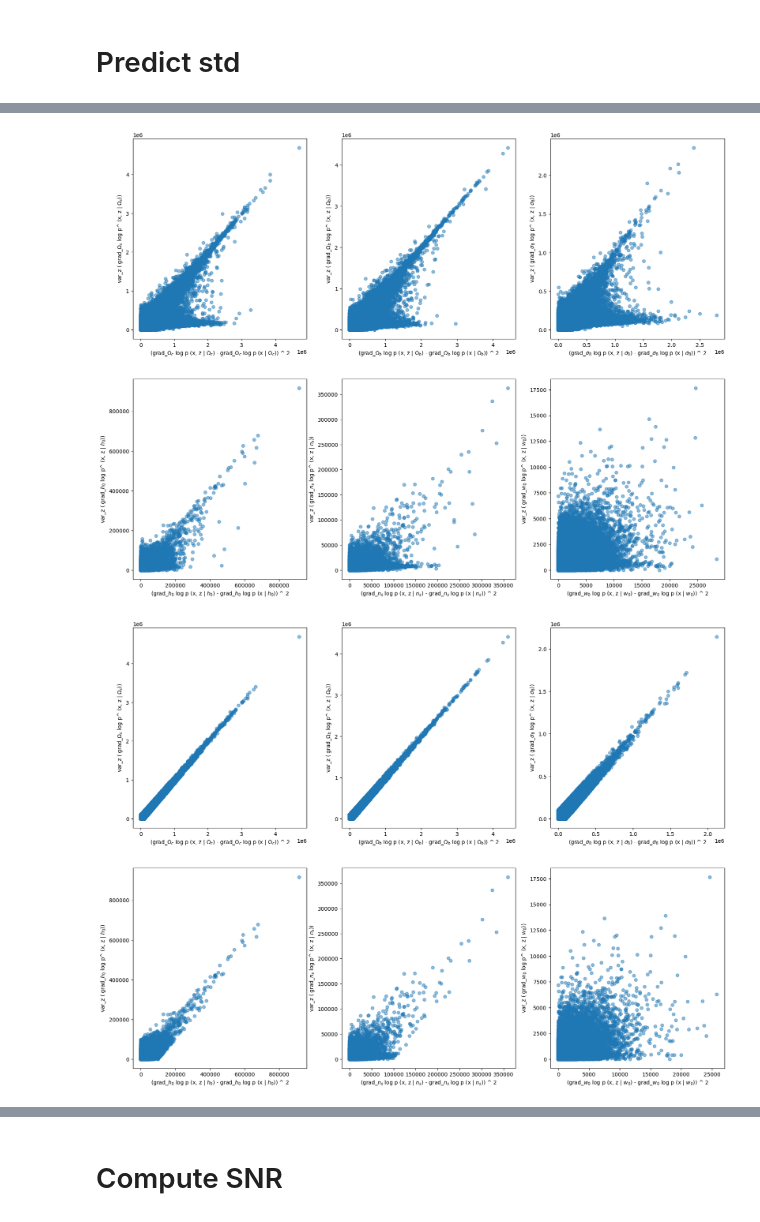
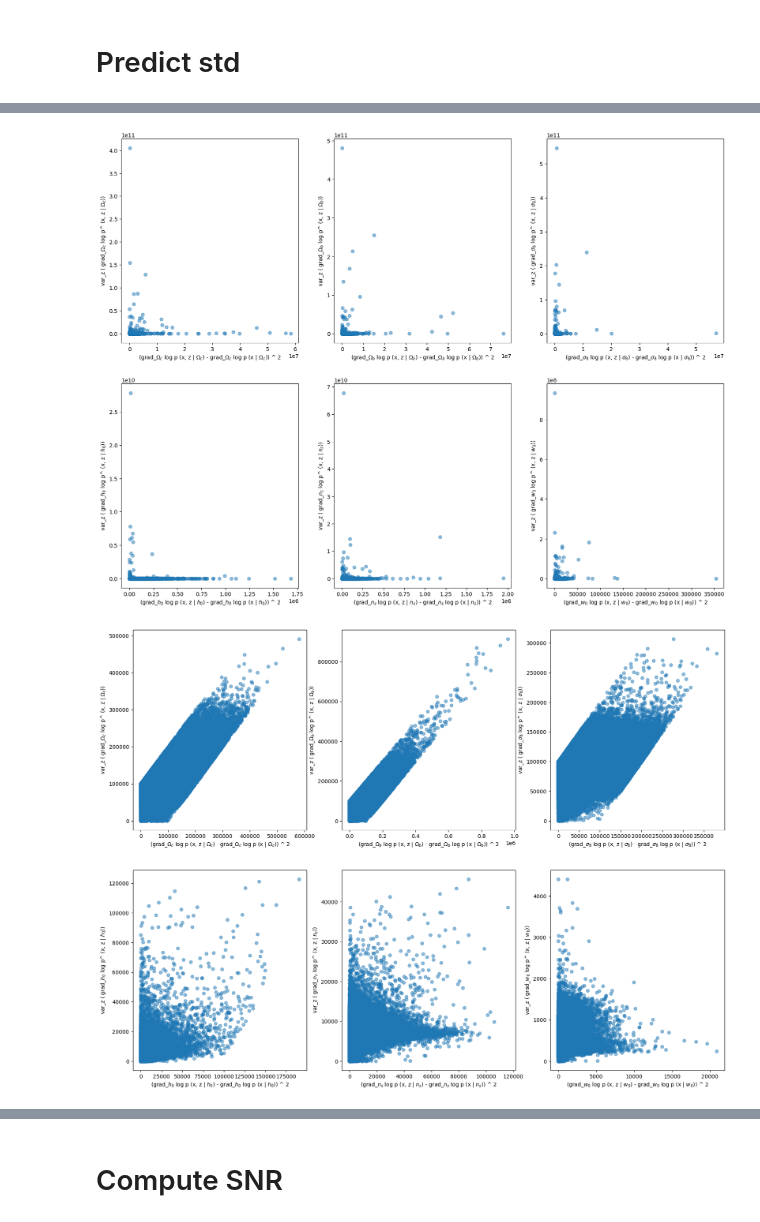
Before and after one commit to Justinezgh/desc_ssnpe, a Jupyter notebook: notebooks/snr_study/MomentNetworks_nle.ipynb, the cells around one changed output, grey strips where cells are left out. Cells and saved outputs as stored; diff of their text form; code cells hidden in the pictures.

```diff
--- a/notebooks/snr_study/MomentNetworks_nle.ipynb
+++ b/notebooks/snr_study/MomentNetworks_nle.ipynb
@@ -202,3 +424,5 @@ with open(
    "./SNR_study/params_esp.pkl", "wb"
 ) as fp:
     pickle.dump(params_esperance, fp)
+# %%
+state_bn_esp = state_bn
@@ -206,29 +559,29 @@ with open(
 # Predict std
 # %%
 @jax.jit
-def loss_std(params,  theta, y, score):
+def loss_std(params, state_bn, theta, y, score):
 
-    approx_esp = get_moments.apply(params_esperance, theta, y)
-    approx_std = get_moments.apply(params, theta, y)
+    approx_esp, _ = get_moments_fixed.apply(params_esperance, state_bn_esp, theta, y)
+    approx_std, state_bn = get_moments.apply(params, state_bn, theta, y)
     approx_var = approx_std ** 2
     var = (approx_esp - score) ** 2
 
-    return jnp.sum((var - approx_var) ** 2, axis=-1).mean()
+    return jnp.sum((var - approx_var) ** 2, axis=-1).mean() / 1000, state_bn
 
 
 @jax.jit
-def update_std(params, opt_state, theta, y, score):
+def update_std(params, opt_state, state_bn, theta, y, score):
     """Single SGD update step."""
-    loss, grads = jax.value_and_grad(loss_std)(
-        params, theta, y, score
+    (loss, state_bn), grads = jax.value_and_grad(loss_std, has_aux=True)(
+        params, state_bn, theta, y, score
     )
     updates, new_opt_state = optimizer.update(grads, opt_state, params)
     new_params = optax.apply_updates(params, updates)
 
-    return loss, new_params, new_opt_state
+    return loss, new_params, new_opt_state, state_bn
 # %%
 rng_seq = hk.PRNGSequence(10)
-params_std = get_moments.init(next(rng_seq), jnp.zeros([1, 6]), jnp.zeros([1, 6]))
+params_std, state_bn_std = get_moments.init(next(rng_seq), jnp.zeros([1, 6]), jnp.zeros([1, 6]))
 
 nb_steps = total_steps  - total_steps * 0.3
 
@@ -254,8 +607,8 @@ for batch in pbar:
     ex_theta = dataset_theta_train[inds]
     ex_y = dataset_y_train[inds]
 
-    l, params_std, opt_state_std = update_std(
-        params_std, opt_state_std, ex_theta, ex_y, ex_score
+    l, params_std, opt_state_std, state_bn_std = update_std(
+        params_std, opt_state_std, state_bn_std, ex_theta, ex_y, ex_score
     )
 
     if batch % 500 == 0:
@@ -263,10 +616,11 @@ for batch in pbar:
       val_loss_std.append(
           loss_std(
               params_std,
+              state_bn_std,
               dataset_theta_test[inds2],
               dataset_y_test[inds2],
               dataset_score_test[inds2]
-          )
+          )[0]
       )
       lr_scheduler_store.append(lr_scheduler(batch))
       pbar.set_description(f"train loss {l:.3f}")
@@ -290,9 +646,9 @@ plt.savefig( "./SNR_study/loss_std_zoom.png")
 # %%
-approx_esp = get_moments.apply(params_esperance, dataset_theta_train, dataset_y_train)
+approx_esp, _ = get_moments_fixed.apply(params_esperance, state_bn_esp, dataset_theta_train, dataset_y_train)
 
 var = (approx_esp - dataset_score_train) ** 2
 
-approx_std = get_moments.apply(params_std,  dataset_theta_train, dataset_y_train)
+approx_std, _ = get_moments_fixed.apply(params_std, state_bn_std, dataset_theta_train, dataset_y_train)
 prediction = approx_std ** 2
 
 plt.figure(figsize=(20,15))
@@ -304,27 +660,27 @@ for i in range(6):
 
 plt.savefig( "./SNR_study/regression_std_train.png")
 # %% [output]
-[figure, old version]
+[figure, new version]
 # %%
-approx_esp = get_moments.apply(params_esperance, dataset_theta_train, dataset_y_train)
+approx_esp, _ = get_moments_fixed.apply(params_esperance, state_bn_esp, dataset_theta_train, dataset_y_train)
 
 var = (approx_esp - dataset_score_train) ** 2
 
-approx_std = get_moments.apply(params_std,  dataset_theta_train, dataset_y_train)
+approx_std, _ = get_moments_fixed.apply(params_std, state_bn_std, dataset_theta_train, dataset_y_train)
 prediction = approx_std ** 2
 
 inds = jnp.unique(jnp.where(jnp.abs(prediction - var) > 1e5)[0])
 
 var_2 = jnp.delete(var, inds, axis = 0)
 pred_2 = jnp.delete(prediction, inds, axis = 0)
 
 plt.figure(figsize=(20,15))
 for i in range(6):
   plt.subplot(2,3,i+1)
   plt.scatter(var_2[...,i], pred_2[...,i], alpha = 0.5)
   plt.ylabel('var_z ( grad_{} log p^ (x, z | {}))'.format(params_name[i], params_name[i]))
   plt.xlabel('(grad_{} log p (x, z | {}) - grad_{} log p (x | {})) ^ 2'.format(params_name[i], params_name[i], params_name[i], params_name[i]))
 
 plt.savefig( "./SNR_study/regression_std_train_zoom.png")
 # %% [output]
-[figure, old version]
+[figure, new version]
```
Also changed, not shown: parts of 31 cells of this notebook.
